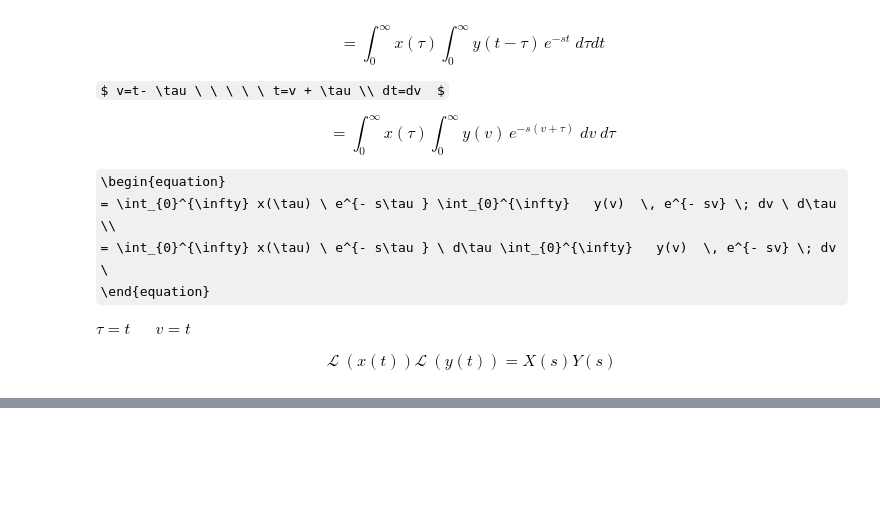
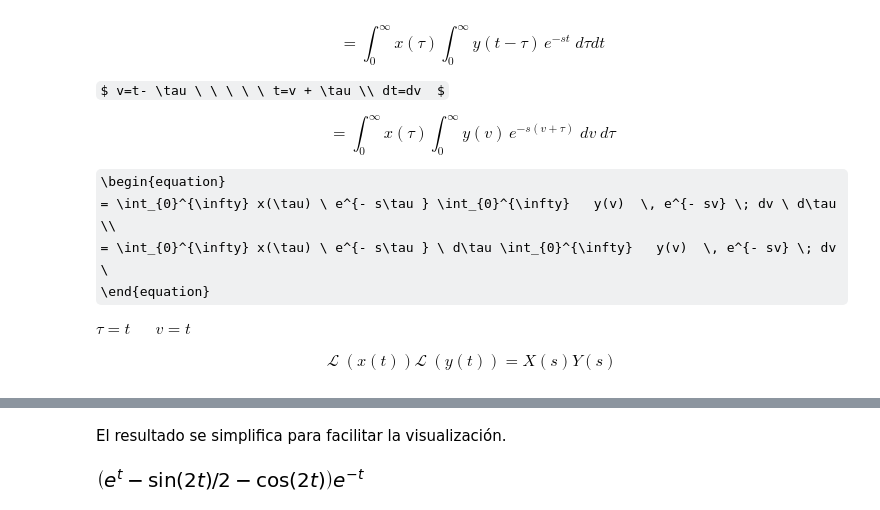
Before and after one commit to enaranjom/SySTaller, a Jupyter notebook: Taller3_EstebanNaranjoM.ipynb, the cells around one changed output, grey strips where cells are left out. Saved outputs shown, nothing was run; the diff lists cells and outputs as text; code cells hidden in the pictures; some formulas as TeX source; blank space fills up the shorter version.

```diff
--- a/Taller3_EstebanNaranjoM.ipynb
+++ b/Taller3_EstebanNaranjoM.ipynb
@@ -279,0 +357,7 @@ $ \tau=t \ \ \ \ \ \ \ v=t $
+# %% [markdown]
+El resultado se simplifica para facilitar la visualización.
+# %%
+y = y.simplify()
+y
+# %% [output]
+[figure, added]
```
Also changed, not shown: parts of 22 cells of this notebook.
